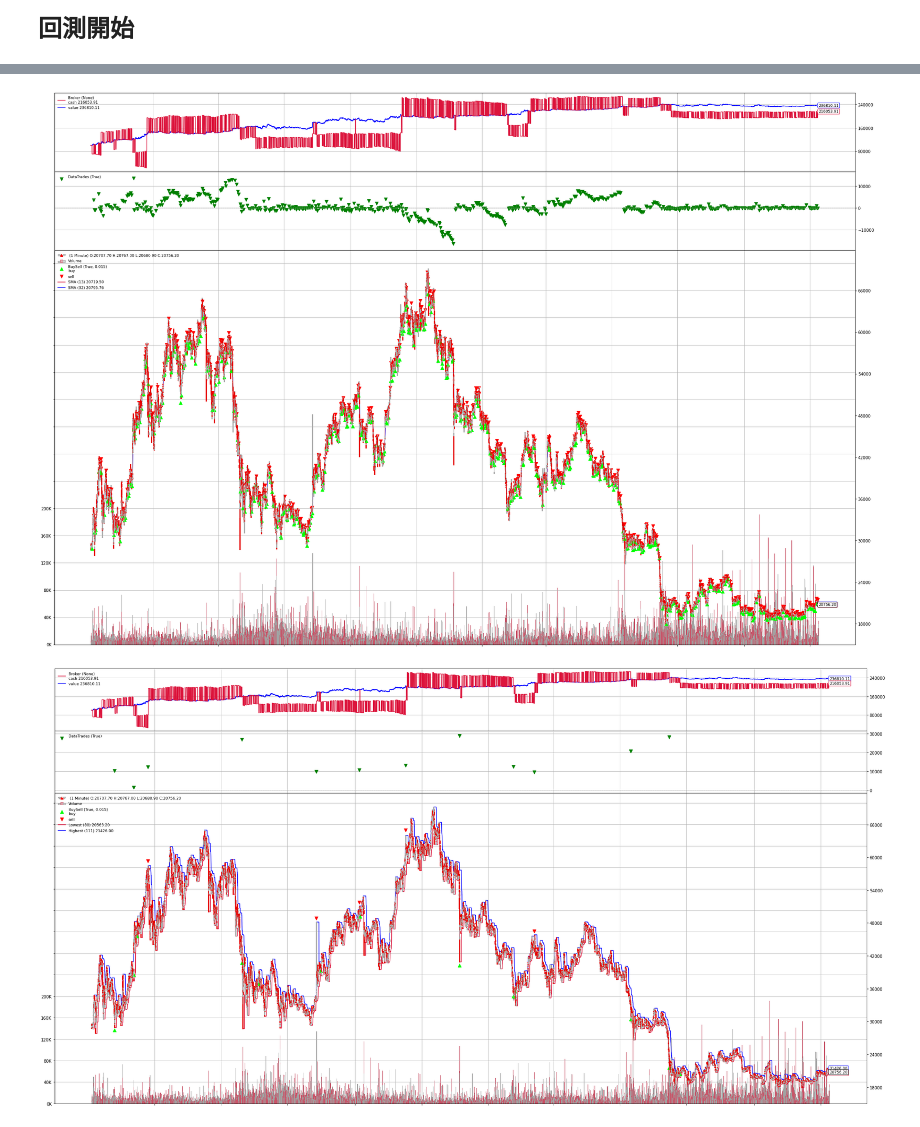
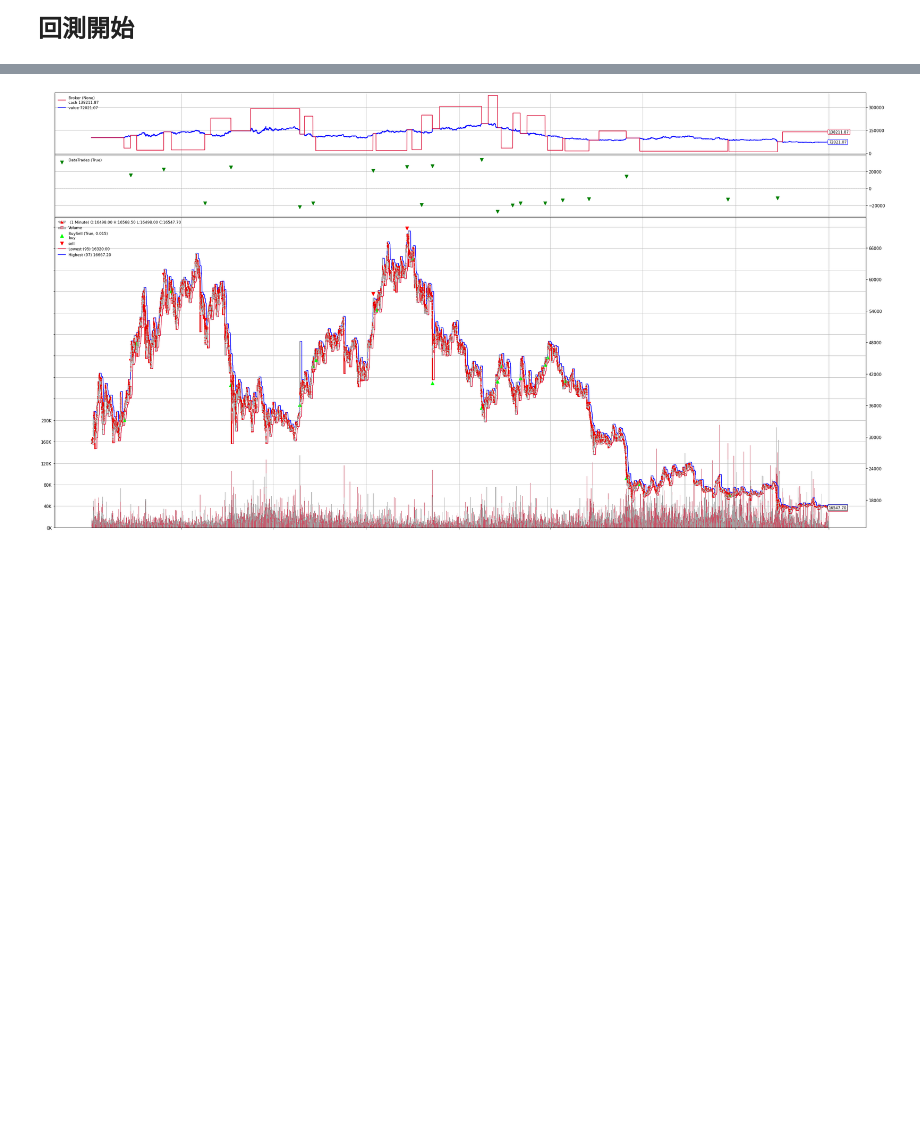
Before and after one commit to ErebusTW/Big_project, a Jupyter notebook: Backtrader回測框架.ipynb, the cells around one changed output, grey strips where cells are left out. Cells and saved outputs as stored; diff of their text form; code cells hidden in the pictures; blank space fills up the shorter version.

```diff
--- a/Backtrader回測框架.ipynb
+++ b/Backtrader回測框架.ipynb
@@ -64,7 +65,7 @@ data2 = data2.loc[idx]
 # %%
 params = dict(
             fromdate = datetime.datetime(2021,1,1), # 回測開始時間
-            todate = datetime.datetime(2022,11,8),  # 回測結束時間
+            todate = datetime.datetime(2022,12,31),  # 回測結束時間
             timeframe = bt.TimeFrame.Minutes,
             compression = 1,
             dtformat=('%Y-%m-%d %H:%M:%S'), # 日期和時間格式
@@ -518,7 +583,7 @@ best_sma2 = opt_sma.best_para['sma2']
 # %% [markdown]
 **<font  size=5>回測開始</font>**
 # %%
-def runstrat(args):
+def runstrat(args,strategy):
     #創建功能參數
     args = parse_args(args)
 
@@ -535,21 +600,23 @@ def runstrat(args):
 
 
     #指定交易部位Sizer，可以自己寫類，詳見backer.sizer
-    cerebro.addsizer(bt.sizers.FixedSize, stake=1)
+    cerebro.addsizer(percent)
 
     #預設為比例，例如commissiom = 0.001，0.1% of the operation value
     cerebro.broker.setcommission(commission=0)
 
 
     #傳入策略，使用最優參數
-    cerebro.addstrategy(SmaCross,sma1 = best_sma1, sma2 = best_sma2, printout=args.printout)
-    cerebro.addstrategy(TestStrategy,
-                        rolling_window = best_rolling_window,
-                        tp_ratio = best_tp_ratio,
-                        sl_ratio = best_sl_ratio,
-                        longout = best_longout,
-                        shortout = best_shortout,
-                        printout=args.printout)
+    if strategy == SmaCross:
+        cerebro.addstrategy(SmaCross,sma1 = best_sma1, sma2 = best_sma2, printout=args.printout)
+    elif strategy == TestStrategy:
+        cerebro.addstrategy(TestStrategy,
+                            rolling_window = best_rolling_window,
+                            tp_ratio = best_tp_ratio,
+                            sl_ratio = best_sl_ratio,
+                            longout = best_longout,
+                            shortout = best_shortout,
+                            printout=args.printout)
 
     #是否使用pyfolio，若使用則傳入分析器
     if  args.use_pyfolio:
@@ -582,8 +649,9 @@ def runstrat(args):
             returns,
             positions=positions,
             transactions=transactions,
-            live_start_date='2022-01-01',
+            live_start_date='2022-07-01',
             )
+        return returns, positions,transactions
 
     #是否畫買入賣出點圖
     if  args.plot:
@@ -640,5 +787,5 @@ runstrat(['--use-pyfolio'])
 # %%
-runstrat(['--plot','--plot-style','candle'])
+runstrat(['--plot','--plot-style','candle'],TestStrategy)
 # %% [output]
 [interactive output not drawn]
 [interactive output not drawn]
@@ -647,2 +792 @@ runstrat(['--plot','--plot-style','candle'])
-[figure, old version]
+[figure, new version]
-[figure, removed]
```
Also changed, not shown: parts of 17 cells of this notebook.
